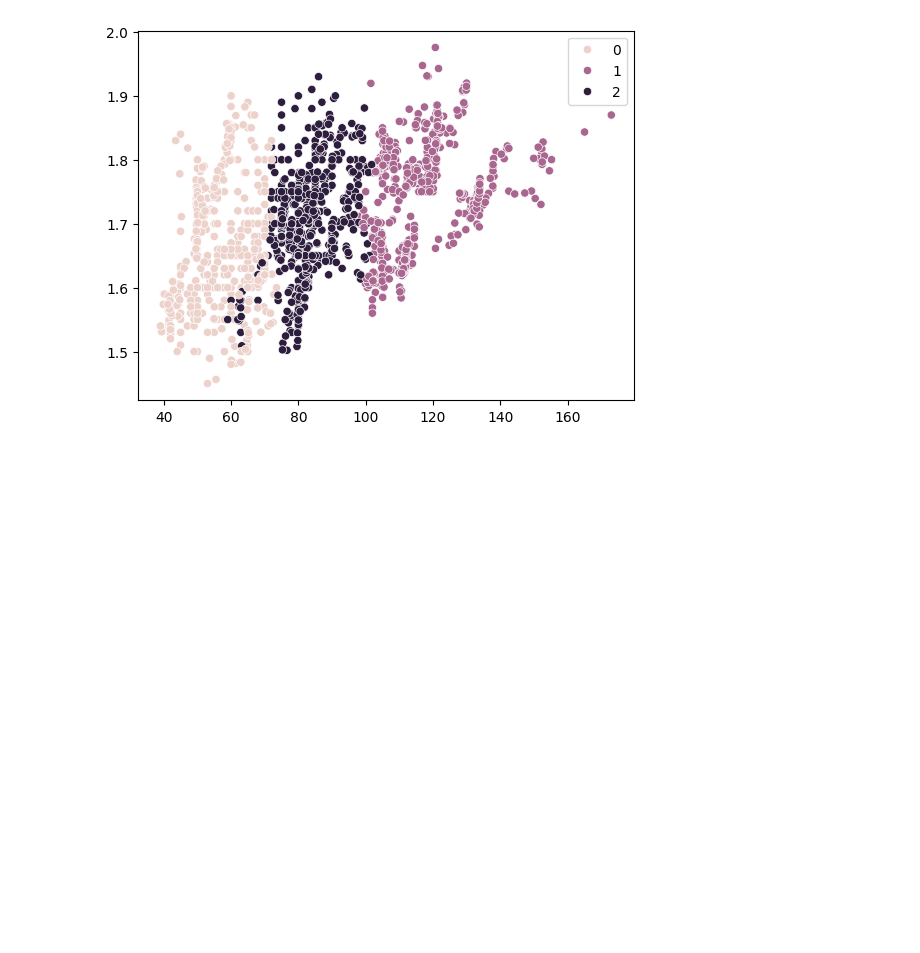
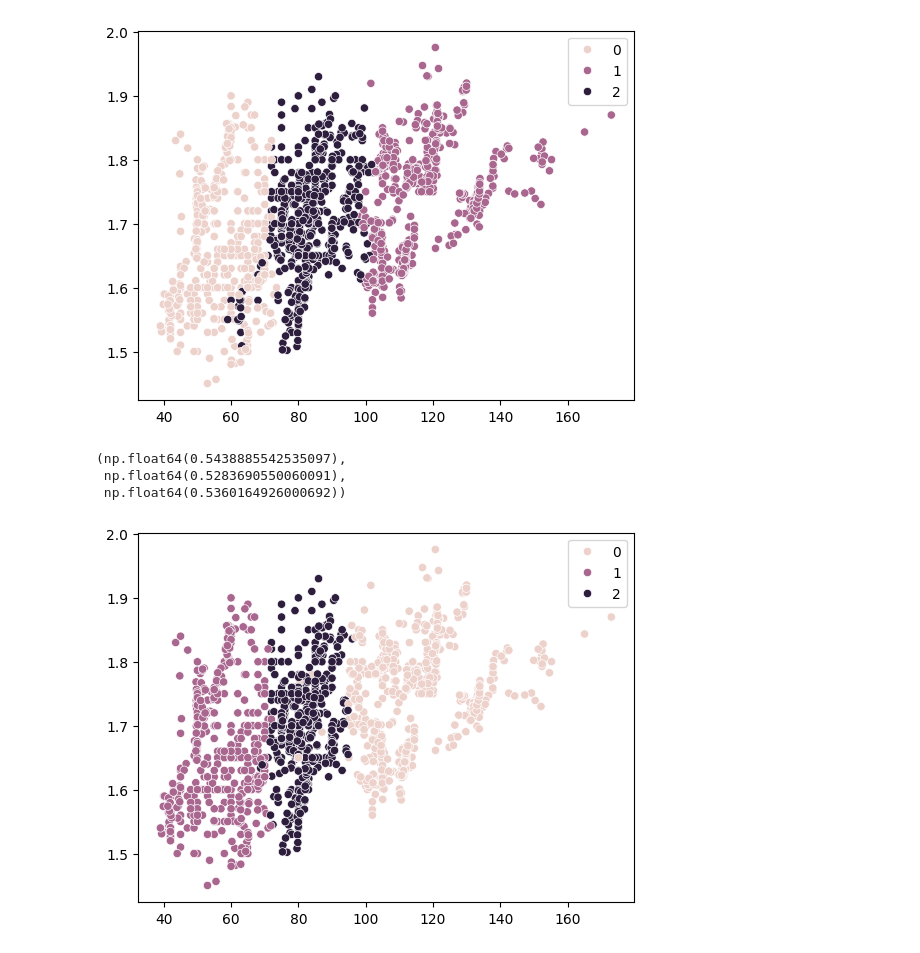
Before and after one commit to alexisuaguilaru/Obesity_Levels_Model, a Jupyter notebook: Model/Model.ipynb, the cells around one changed output. Cells and saved outputs as stored; diff of their text form; code cells hidden in the pictures; blank space fills up the shorter version.

Commit message:
ADD experimental model with feature transformation based on radius neighbors

```diff
--- a/Model/Model.ipynb
+++ b/Model/Model.ipynb
@@ -89,3 +89,29 @@ homogeneity_completeness_v_measure(y_train,y_pred)
  np.float64(0.5402022078135756),
  np.float64(0.5487636107089394))
 [figure]
+# %%
+"""
+3° Model ::
+    -- Feature Selection
+    -- Feature Transformation :: Radius Neighbors
+    -- Clustering Algorithm
+"""
+
+from sklearn.neighbors import RadiusNeighborsTransformer
+
+Model_K_Means = Pipeline(steps=[
+                                ('Feature_Selection',SelectPercentile(score_func=ScoreFunction_MutualInformation,percentile=50)),
+                                ('Feature_Transformation',RadiusNeighborsTransformer(radius=20,n_jobs=-1)),
+                                ('Clustering',KMeans(n_clusters=3,n_init=20)),
+                               ]
+                        )
+
+y_pred = Model_K_Means.fit_predict(X_train,y_train)
+sns.scatterplot(x=X_train[:,2],y=X_train[:,1],hue=y_pred)
+
+homogeneity_completeness_v_measure(y_train,y_pred)
+# %% [output]
+(np.float64(0.5438885542535097),
+ np.float64(0.5283690550060091),
+ np.float64(0.5360164926000692))
+[figure, added]
```
